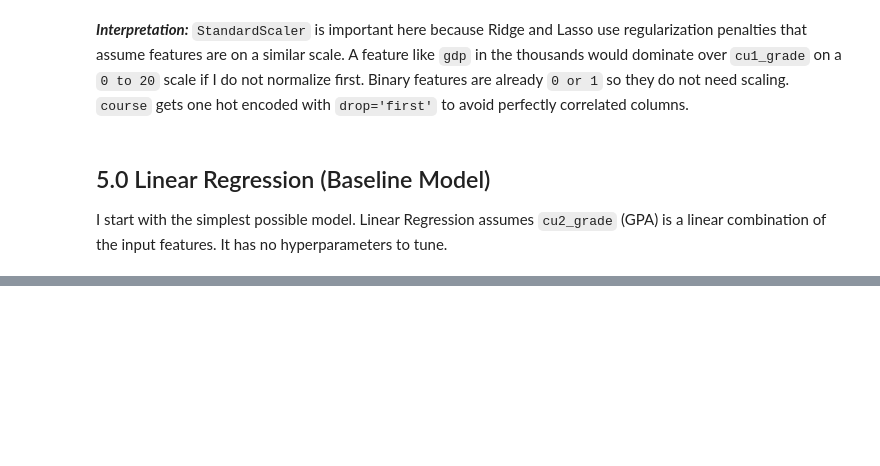
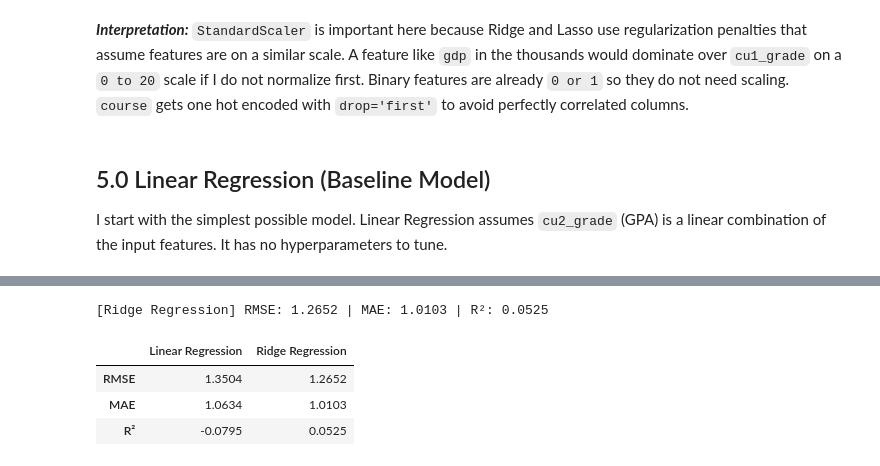
Before and after one commit to weslylaboy/student-outcome-predictor, a Jupyter notebook: notebooks/04_regression_model.ipynb, the cells around one changed output, grey strips where cells are left out. Cells and saved outputs as stored; diff of their text form; code cells hidden in the pictures; blank space fills up the shorter version.

```diff
--- a/notebooks/04_regression_model.ipynb
+++ b/notebooks/04_regression_model.ipynb
@@ -420,0 +377,17 @@ print(results)
+# %%
+ridge_pipe = Pipeline([
+    ('preprocessor', preprocessor),
+    ('model', Ridge())
+])
+
+ridge_model = ridge_pipe.fit(X_train, y_train)
+
+y_pred_ridge = evaluate_regression_model('Ridge Regression', ridge_model, X_test, y_test, results)
+
+pd.DataFrame(results)
+# %% [output]
+[Ridge Regression] RMSE: 1.2652 | MAE: 1.0103 | R²: 0.0525
+|  | Linear Regression | Ridge Regression |
+| RMSE | 1.3504 | 1.2652 |
+| MAE | 1.0634 | 1.0103 |
+| R² | -0.0795 | 0.0525 |
```
Also changed, not shown: parts of 20 cells of this notebook, 1 other file.
